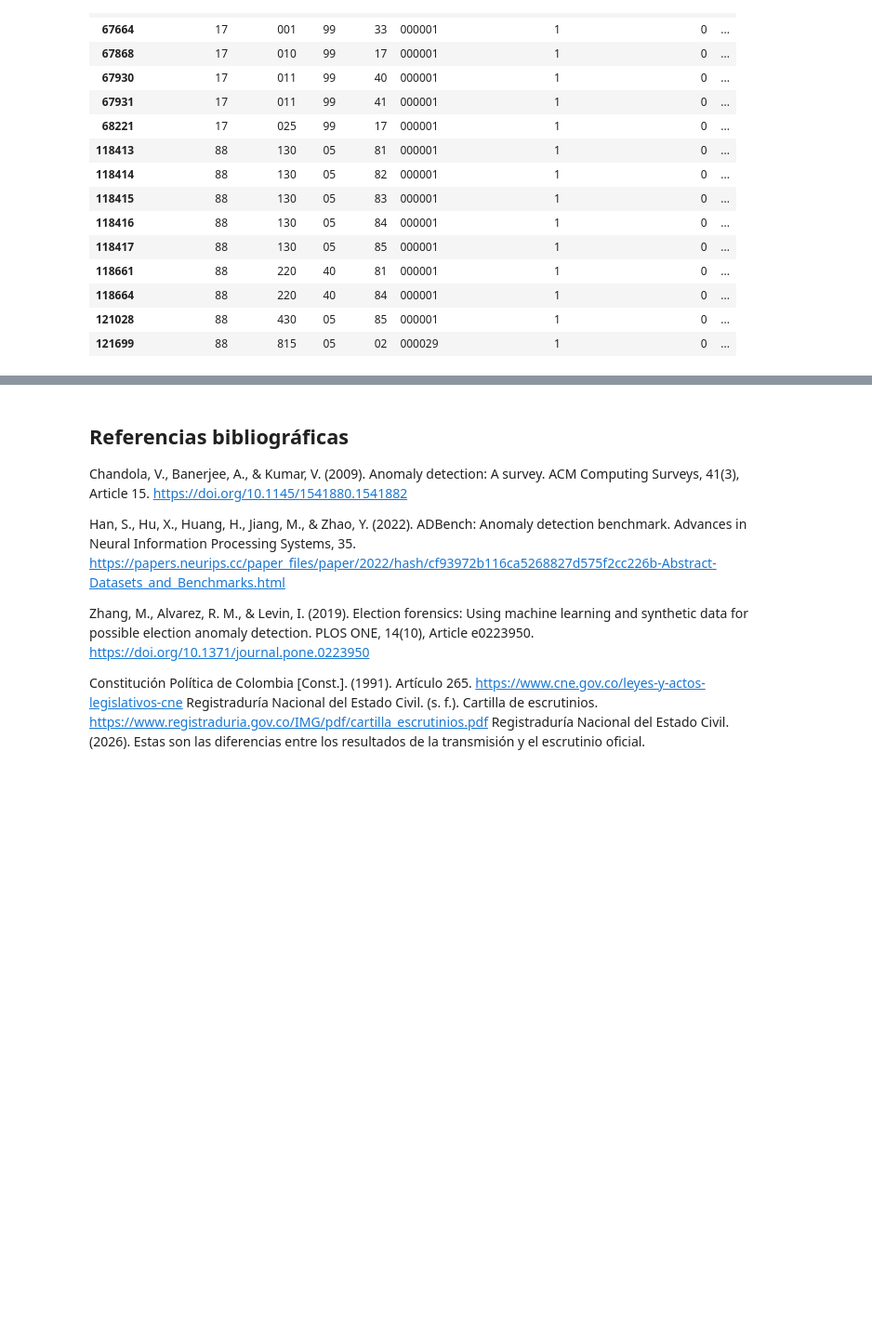
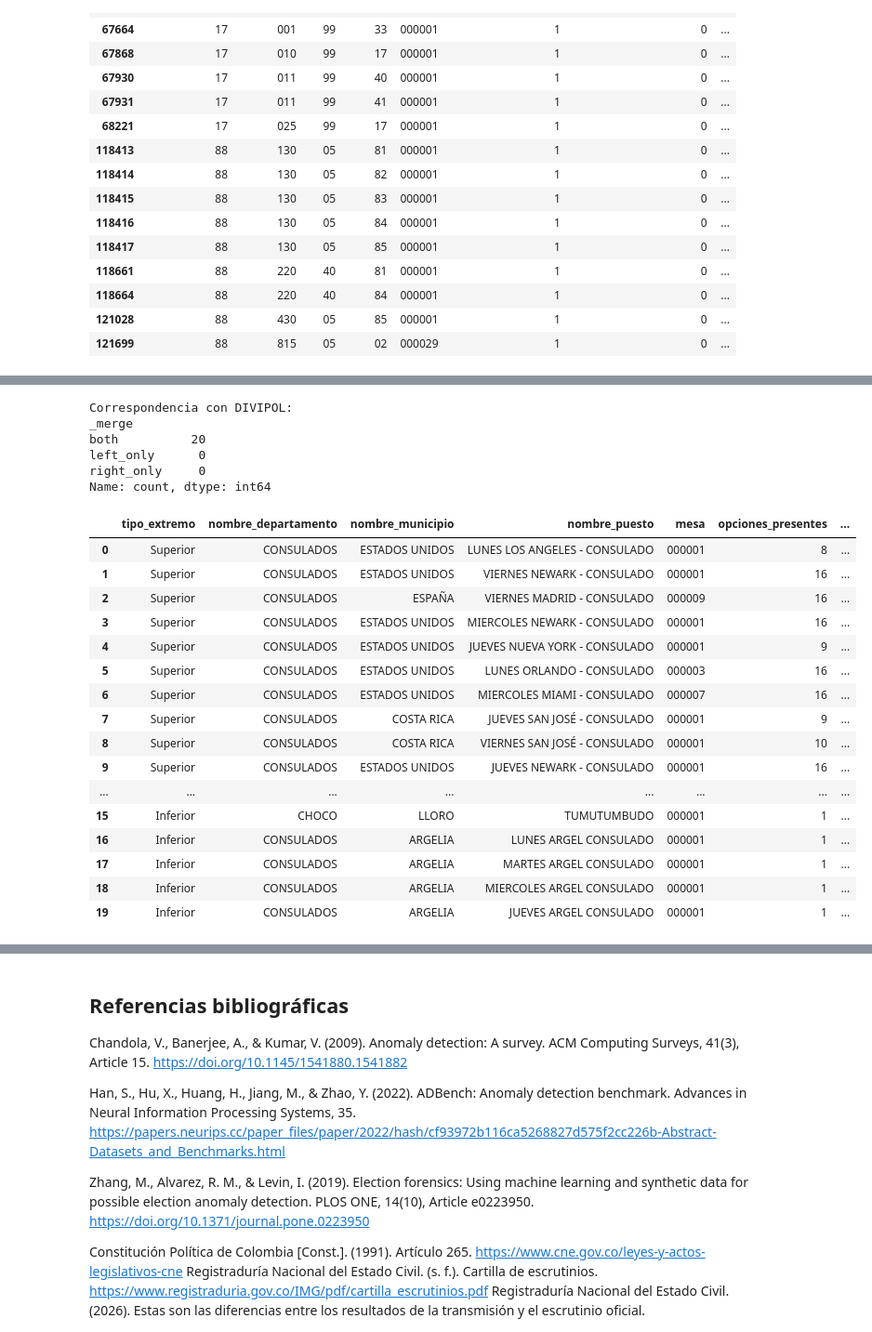
Before and after one commit to byepesg/ml-final-project, a Jupyter notebook: notebooks/02_data_understanding/Copy_of_M2U3_fase_2_Entendimiento_de_los_datos.ipynb, the cells around one changed output, grey strips where cells are left out. Shown at 93% size. Drawn from its saved outputs; the diff is of its cells as text; code cells hidden in the pictures; blank space fills up the shorter version.

Commit message:
Divipol

```diff
--- a/notebooks/02_data_understanding/Copy_of_M2U3_fase_2_Entendimiento_de_los_datos.ipynb
+++ b/notebooks/02_data_understanding/Copy_of_M2U3_fase_2_Entendimiento_de_los_datos.ipynb
@@ -2278,0 +2551,64 @@ Mesas con las menores sumas de votos registrados
+# %%
+mesas_extremas = pd.concat([
+    resumen_mesas.nlargest(
+        10, "suma_votos_registrados"
+    ),
+    resumen_mesas.nsmallest(
+        10, "suma_votos_registrados"
+    )
+]).copy()
+
+mesas_extremas["tipo_extremo"] = (
+    ["Superior"] * 10
+    + ["Inferior"] * 10
+)
+
+mesas_extremas_territorio = mesas_extremas.merge(
+    df_divipol,
+    on=columnas_puesto,
+    how="left",
+    validate="many_to_one",
+    indicator=True
+)
+
+print("Correspondencia con DIVIPOL:")
+print(mesas_extremas_territorio["_merge"].value_counts())
+
+display(
+    mesas_extremas_territorio[
+        [
+            "tipo_extremo",
+            "nombre_departamento",
+            "nombre_municipio",
+            "nombre_puesto",
+            "mesa",
+            "opciones_presentes",
+            "suma_votos_registrados",
+            "_merge"
+        ]
+    ]
+)
+# %% [output]
+Correspondencia con DIVIPOL:
+_merge
+both          20
+left_only      0
+right_only     0
+Name: count, dtype: int64
+|  | tipo_extremo | nombre_departamento | nombre_municipio | nombre_puesto | mesa | opciones_presentes | ... |
+| 0 | Superior | CONSULADOS | ESTADOS UNIDOS | LUNES LOS ANGELES - CONSULADO | 000001 | 8 | ... |
+| 1 | Superior | CONSULADOS | ESTADOS UNIDOS | VIERNES NEWARK - CONSULADO | 000001 | 16 | ... |
+| 2 | Superior | CONSULADOS | ESPAÑA | VIERNES MADRID - CONSULADO | 000009 | 16 | ... |
+| 3 | Superior | CONSULADOS | ESTADOS UNIDOS | MIERCOLES NEWARK - CONSULADO | 000001 | 16 | ... |
+| 4 | Superior | CONSULADOS | ESTADOS UNIDOS | JUEVES NUEVA YORK - CONSULADO | 000001 | 9 | ... |
+| 5 | Superior | CONSULADOS | ESTADOS UNIDOS | LUNES ORLANDO - CONSULADO | 000003 | 16 | ... |
+| 6 | Superior | CONSULADOS | ESTADOS UNIDOS | MIERCOLES MIAMI - CONSULADO | 000007 | 16 | ... |
+| 7 | Superior | CONSULADOS | COSTA RICA | JUEVES SAN JOSÉ - CONSULADO | 000001 | 9 | ... |
+| 8 | Superior | CONSULADOS | COSTA RICA | VIERNES SAN JOSÉ - CONSULADO | 000001 | 10 | ... |
+| 9 | Superior | CONSULADOS | ESTADOS UNIDOS | JUEVES NEWARK - CONSULADO | 000001 | 16 | ... |
+| ... | ... | ... | ... | ... | ... | ... | ... |
+| 15 | Inferior | CHOCO | LLORO | TUMUTUMBUDO | 000001 | 1 | ... |
+| 16 | Inferior | CONSULADOS | ARGELIA | LUNES ARGEL CONSULADO | 000001 | 1 | ... |
+| 17 | Inferior | CONSULADOS | ARGELIA | MARTES ARGEL CONSULADO | 000001 | 1 | ... |
+| 18 | Inferior | CONSULADOS | ARGELIA | MIERCOLES ARGEL CONSULADO | 000001 | 1 | ... |
+| 19 | Inferior | CONSULADOS | ARGELIA | JUEVES ARGEL CONSULADO | 000001 | 1 | ... |
```
Also changed, not shown: parts of 12 cells of this notebook.
